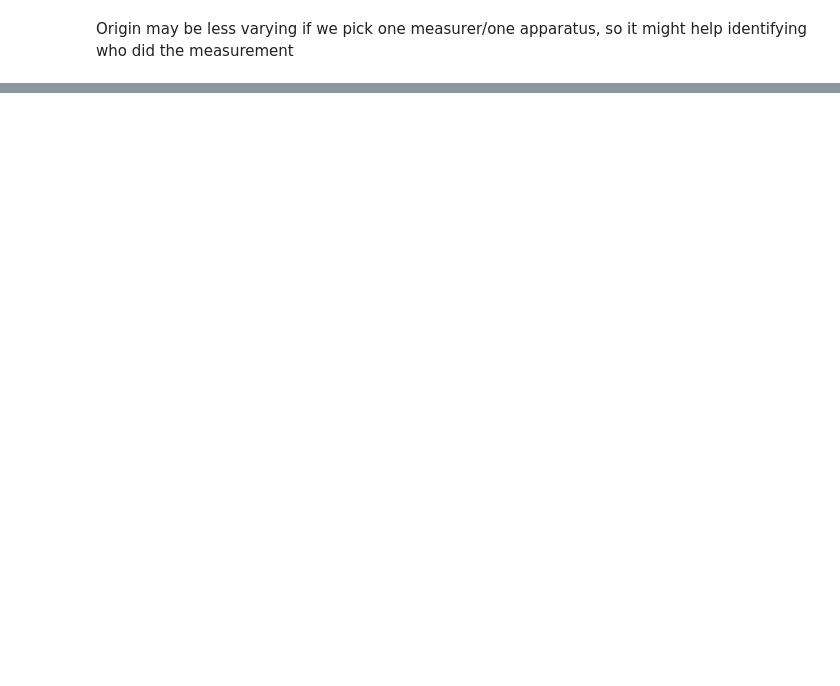
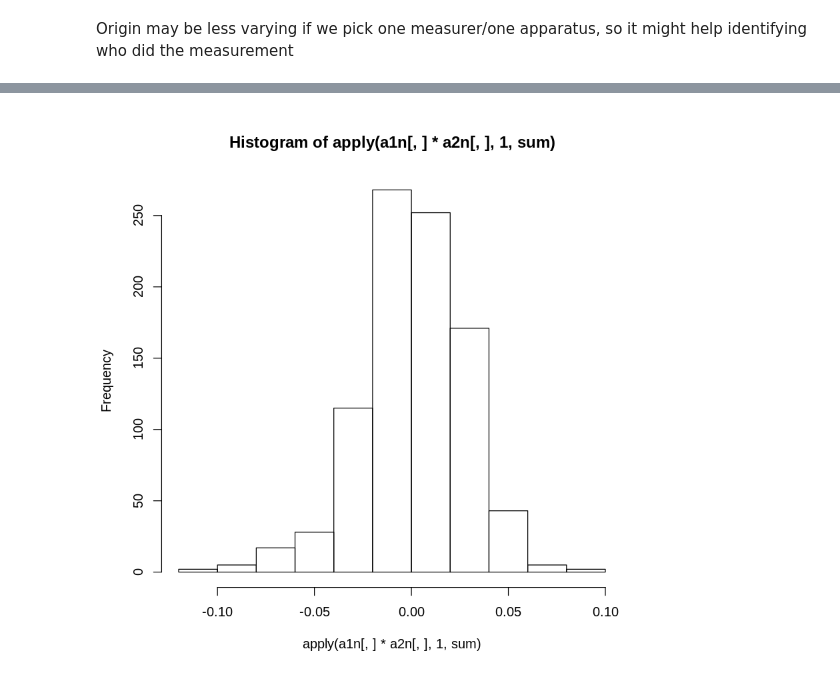
Before and after one commit to PhrenoID/3dId, a Jupyter notebook: Analysis.ipynb, the cells around one changed output, grey strips where cells are left out. Cells and saved outputs as stored; diff of their text form; code cells hidden in the pictures; blank space fills up the shorter version.

```diff
--- a/Analysis.ipynb
+++ b/Analysis.ipynb
@@ -1,6 +1,7 @@
 # %%
-x=read.table("3d_id.csv",sep=';',quote="",comment.char="");
+x=read.table("3d_id.csv1",sep=';',quote="",comment.char="");
 l=read.table("labs");
+
 labs=as.character(l[1:5,1]);
 labs=c("id",labs,paste(rep(c("x","y","z"),35),rep(1:35,rep(3,35)),sep="."));
 names(x)=labs;
@@ -48,12 +49,12 @@ Without loss of generality lets pick  the back of the cranium (point Lambda or n
 y=x[,1:7];
 
 #now these are mostly non-missing measures
-vs1 = c(0:4,8:14,16:19,26:33);
-vs0=15;
-origin = c(3*vs0,3*vs0+1,3*vs0+2)+7;
+vs1 = c(0:4,8:15,16:19,26:33);
+lambda = c(3*15,3*15+1,3*15+2)+7;
 for (i in vs1){
   to = c(3*i,3*i+1,3*i+2)+7;
-  y=cbind(y,x[,to]-x[,origin]);
+  y=cbind(y,x[,to]-x[,lambda]);
 }
 #Make sure all are non-nissing
-sel = is.na(apply(y[,-c(1:7)],1,sum));
+sel = !is.na(apply(y[,-c(1:7)],1,sum));
+table(sel)
@@ -75,0 +80,8 @@ Lets allign first axis based on the point lammda and widway between
+# %%
+#nasion
+nas = c(3*18,3*18+1,3*18+2)+7;
+#frontomalare temporale
+fmtr = c(3*13,3*13+1,3*13+2)+7;
+fmtl = c(3*12,3*12+1,3*12+2)+7;
+#top of cranium: bregma
+brg = c(3*3,3*3+1,3*3+2)+7;
@@ -75,0 +106,13 @@ Lets allign first axis based on the point lammda and widway between
+# %%
+x0 = x[sel,];
+#Rotate all vectors nas-lambda to align with (1,0,0)
+#Rotate all vectors fmtr-fmtl to align with (0,1,0)
+a1=x0[,nas]-x0[,lambda]
+a2=x0[,fmtr]-x0[,fmtl]
+#normalize
+a1n = a1/sqrt(apply(a1*a1,1,sum))
+a2n = a2/sqrt(apply(a2*a2,1,sum))
+#lets see if these are orthogonal
+hist(apply(a1n[,]*a2n[,],1,sum))
+# %% [output]
+[figure, added]
```
Also changed, not shown: parts of 20 cells of this notebook, 1 other file.
